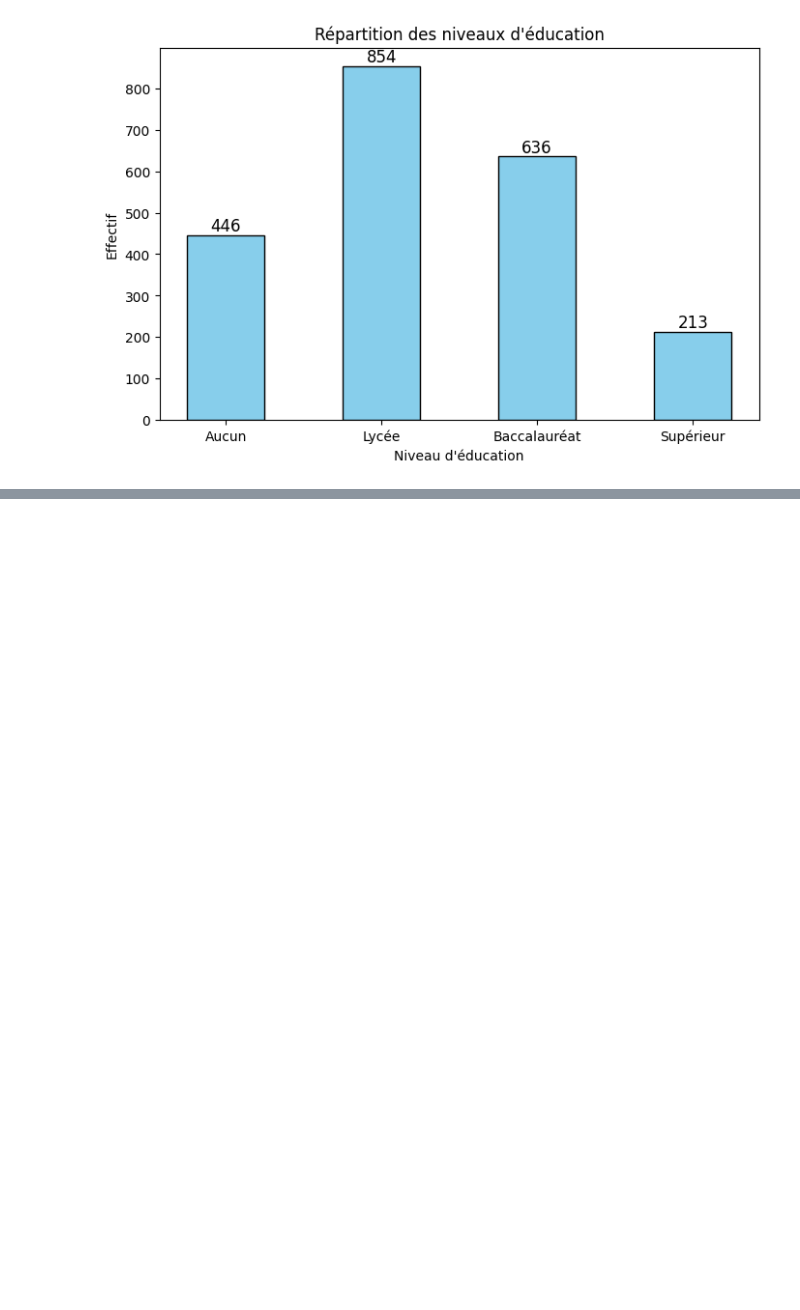
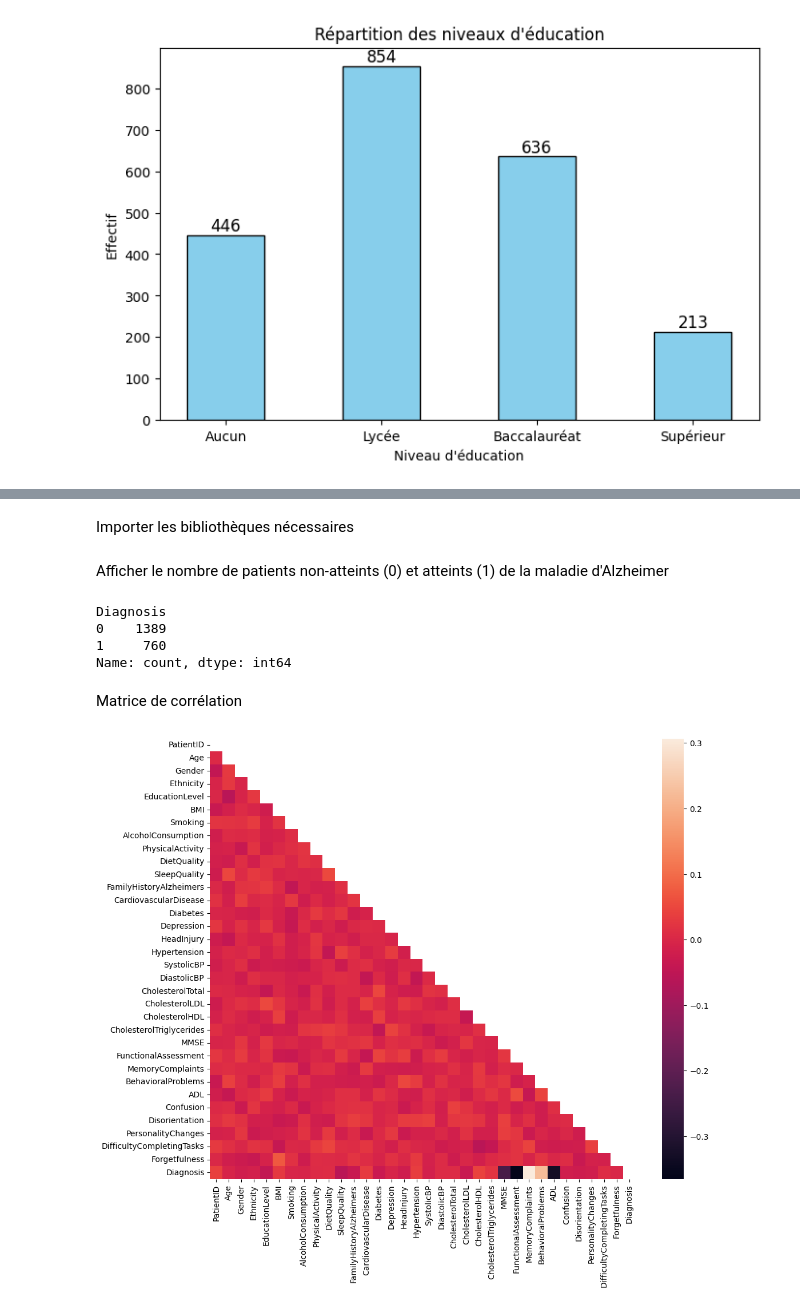
Before and after one commit to Mezouarch/Projet-data-IA, a Jupyter notebook: projet_data_alzheimer.ipynb, the cells around one changed output, grey strips where cells are left out. Drawn from its saved outputs; the diff is of its cells as text; code cells hidden in the pictures; blank space fills up the shorter version.

Commit message:
Update projet_data_alzheimer.ipynb
Implementation de KNN et corrélations

```diff
--- a/projet_data_alzheimer.ipynb
+++ b/projet_data_alzheimer.ipynb
@@ -270,0 +282,2 @@ plt.show()
+# %% [markdown]
+Importer les bibliothèques nécessaires
@@ -270,0 +287,20 @@ plt.show()
+# %% [markdown]
+Afficher le nombre de patients non-atteints (0) et atteints (1) de la maladie d'Alzheimer
+# %%
+df_cleaned['Diagnosis'].value_counts()
+# %% [output]
+Diagnosis
+0    1389
+1     760
+Name: count, dtype: int64
+# %% [markdown]
+Matrice de corrélation
+# %%
+# Créer un mask pour faire apparaitre le triangle
+mask = np.triu(np.ones_like(df.corr(), dtype=bool))
+plt.figure(figsize=(12, 10))
+sns.heatmap(df.corr(), mask=mask)
+
+plt.show()
+# %% [output]
+[figure, added]
```
Also changed, not shown: parts of 22 cells of this notebook.
